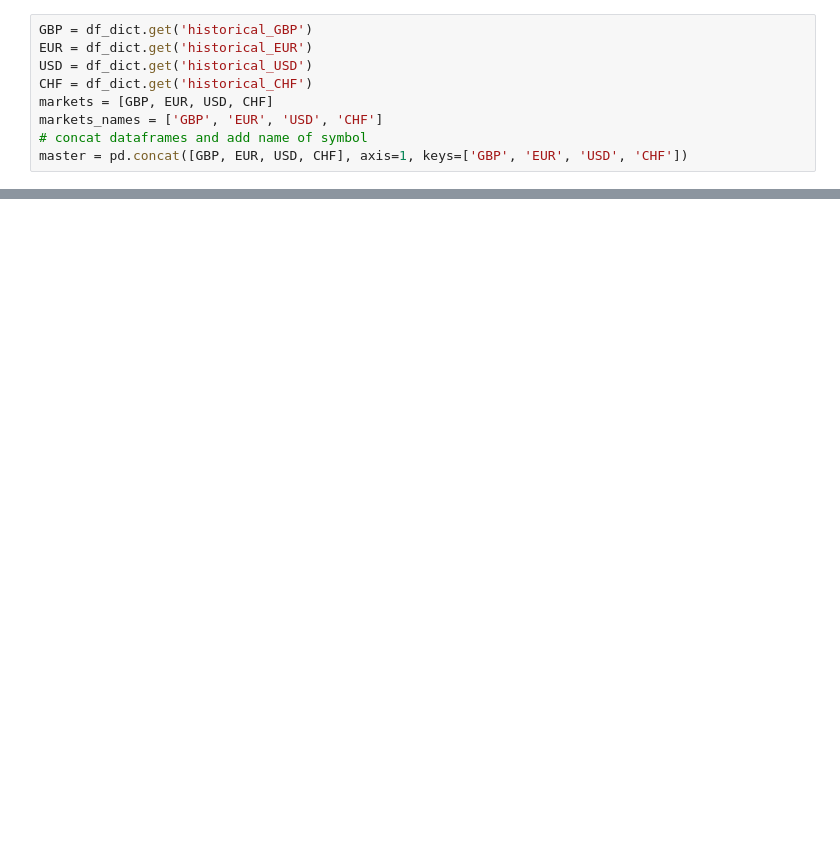
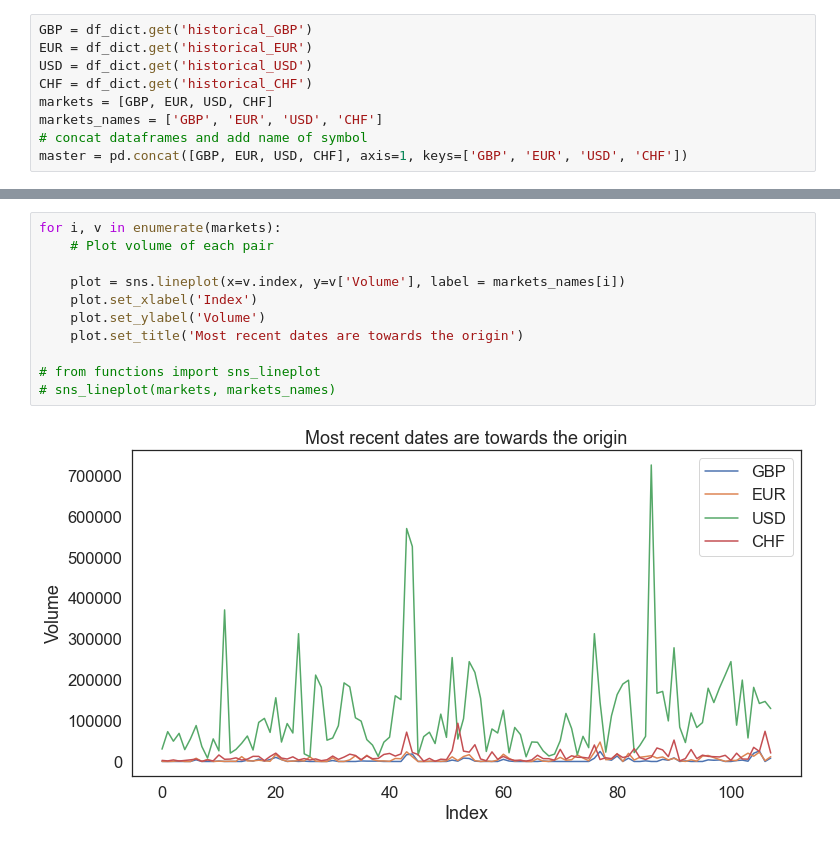
Before and after one commit to algo-dude/ETPLiquidity, a Jupyter notebook: liquidity.ipynb, the cells around one changed output, grey strips where cells are left out. Saved outputs shown, nothing was run; the diff lists cells and outputs as text; blank space fills up the shorter version.

```diff
--- a/liquidity.ipynb
+++ b/liquidity.ipynb
@@ -49,2 +48,15 @@ master[0:30]
+# %%
+for i, v in enumerate(markets):
+    # Plot volume of each pair
+
+    plot = sns.lineplot(x=v.index, y=v['Volume'], label = markets_names[i])
+    plot.set_xlabel('Index')
+    plot.set_ylabel('Volume')
+    plot.set_title('Most recent dates are towards the origin')
+
+# from functions import sns_lineplot
+# sns_lineplot(markets, markets_names)
+# %% [output]
+[figure, added]
 # %%
 for i, v in enumerate(markets):
```
Also changed, not shown: parts of 12 cells of this notebook, 1 other file.
